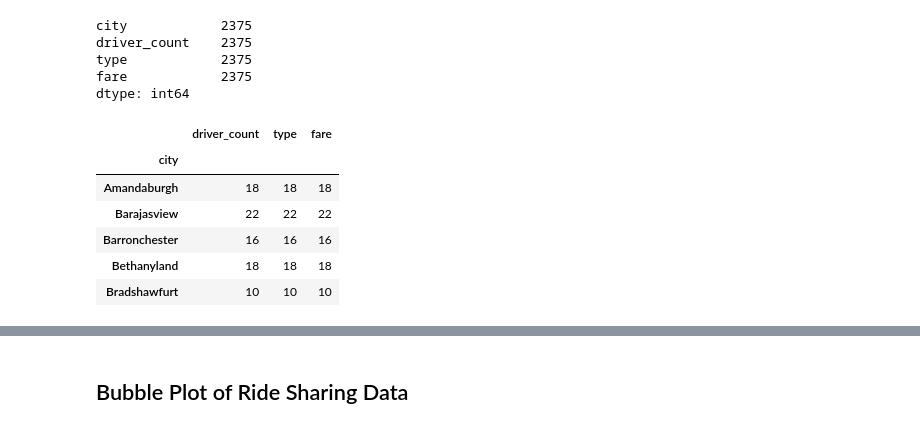
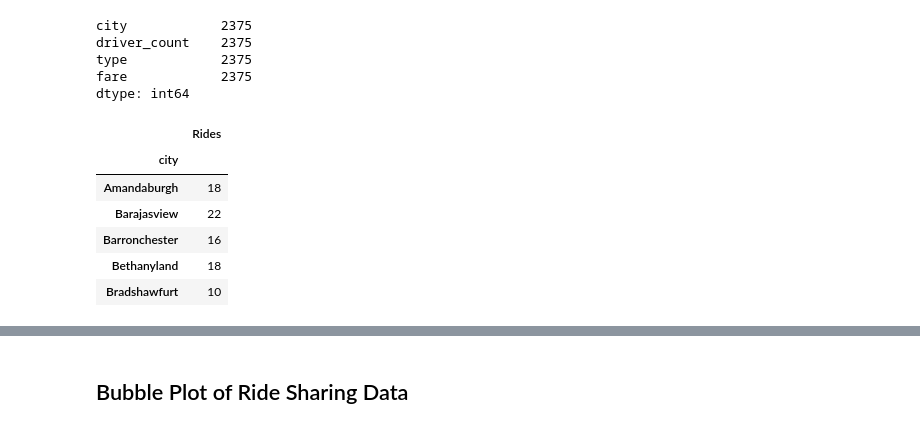
Before and after one commit to GfP1973/MATPLOTLIB_HW, a Jupyter notebook: pyber_starter.ipynb, the cells around one changed output, grey strips where cells are left out. Drawn from its saved outputs; the diff is of its cells as text; code cells hidden in the pictures.

```diff
--- a/pyber_starter.ipynb
+++ b/pyber_starter.ipynb
@@ -176,20 +164,20 @@ dtype: int64
 # %%
 city_counts_b = city_ride_redux.groupby(['city']).count()
 
 city_ride_count_df = pd.DataFrame(city_counts_b)
 
-#del city_ride_count_df["type"]
-#del city_ride_count_df["fare"]
+del city_ride_count_df["driver_count"]
+del city_ride_count_df["type"]
 
-#city_ride_count_df = city_ride_count_df.rename(columns={"driver_count":"Rides"})
+city_ride_count_df = city_ride_count_df.rename(columns={"fare":"Rides"})
 
 city_ride_count_df.head()
 # %% [output]
-|  | driver_count | type | fare |
-| city |  |  |  |
-| Amandaburgh | 18 | 18 | 18 |
-| Barajasview | 22 | 22 | 22 |
-| Barronchester | 16 | 16 | 16 |
-| Bethanyland | 18 | 18 | 18 |
-| Bradshawfurt | 10 | 10 | 10 |
+|  | Rides |
+| city |  |
+| Amandaburgh | 18 |
+| Barajasview | 22 |
+| Barronchester | 16 |
+| Bethanyland | 18 |
+| Bradshawfurt | 10 |
 # %%
```
Also changed, not shown: parts of 28 cells of this notebook.
